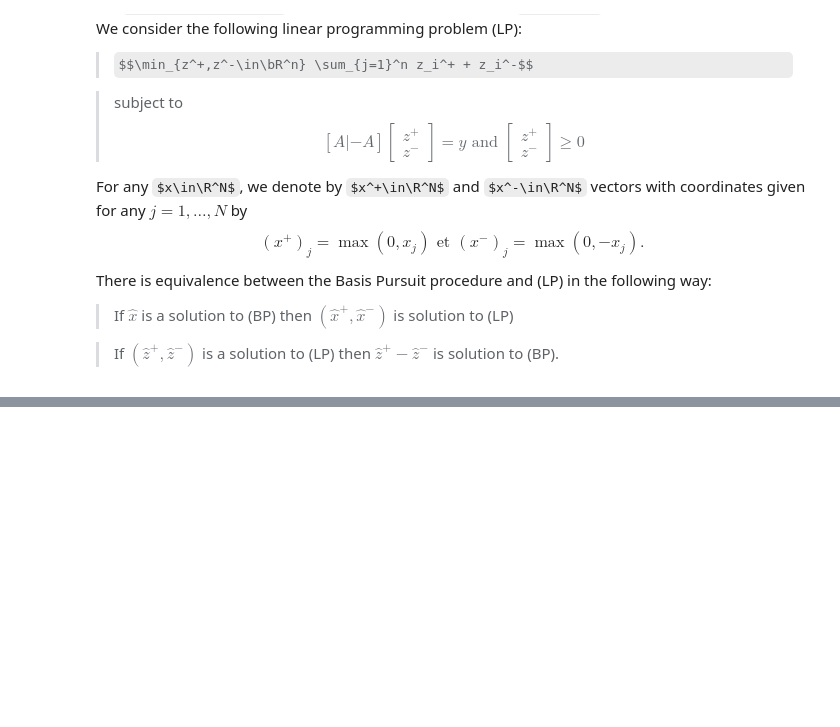
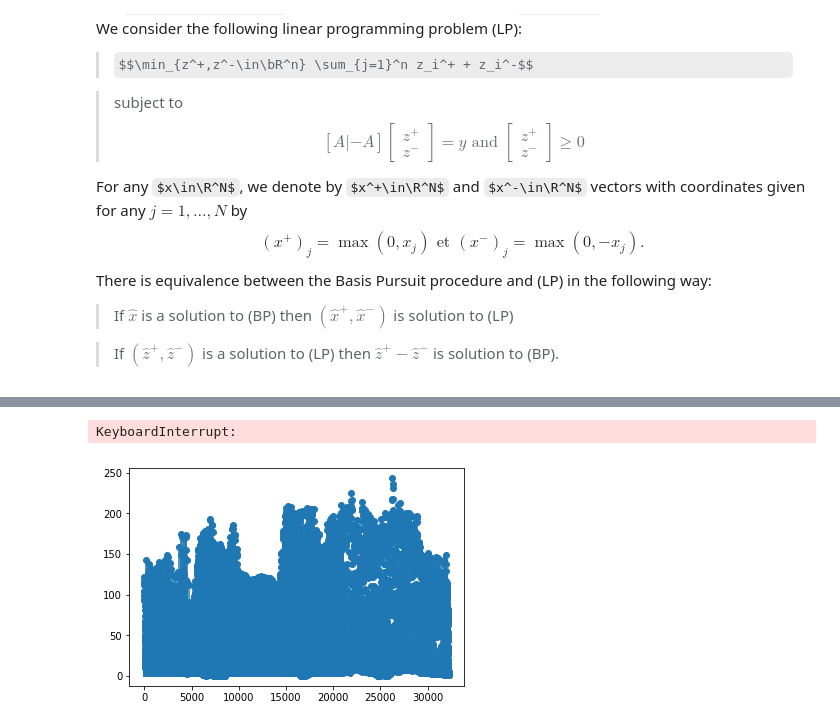
Before and after one commit to BoucheDimitri/FaceRecognition, a Jupyter notebook: FaceRecognition.ipynb, the cells around one changed output, grey strips where cells are left out. Drawn from its saved outputs; the diff is of its cells as text; code cells hidden in the pictures; some formulas as TeX source; blank space fills up the shorter version.

```diff
--- a/FaceRecognition.ipynb
+++ b/FaceRecognition.ipynb
@@ -255,0 +240,9 @@ MemoryError:
+# %%
+#Input
+A = im_mat
+At = np.transpose(A)
+y = test_im_vec[1]
+m = A.shape[0]
+N = A.shape[1]
+print(A.shape)
+print(y.shape)
@@ -261,0 +355,7 @@ NameError: name 'sol' is not defined
+# %%
+plt.stem(y)
+titre = 'Représentation du signal'
+plt.title(titre)
+# %% [output]
+KeyboardInterrupt:
+[figure, added]
```
Also changed, not shown: parts of 15 cells of this notebook.
